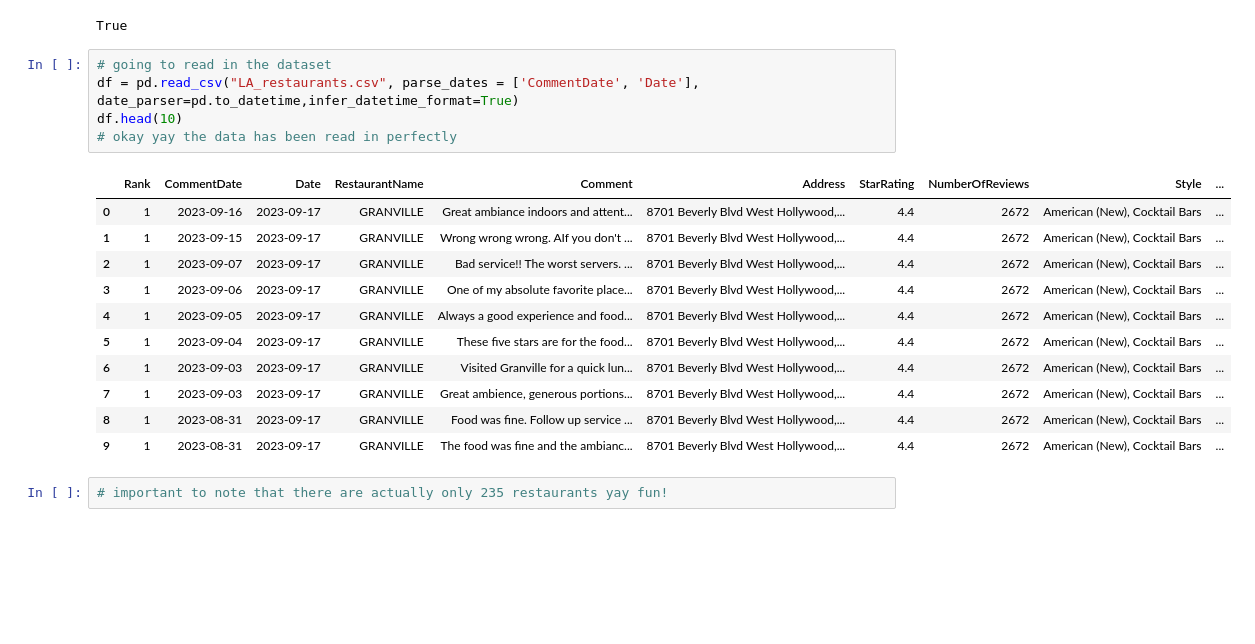
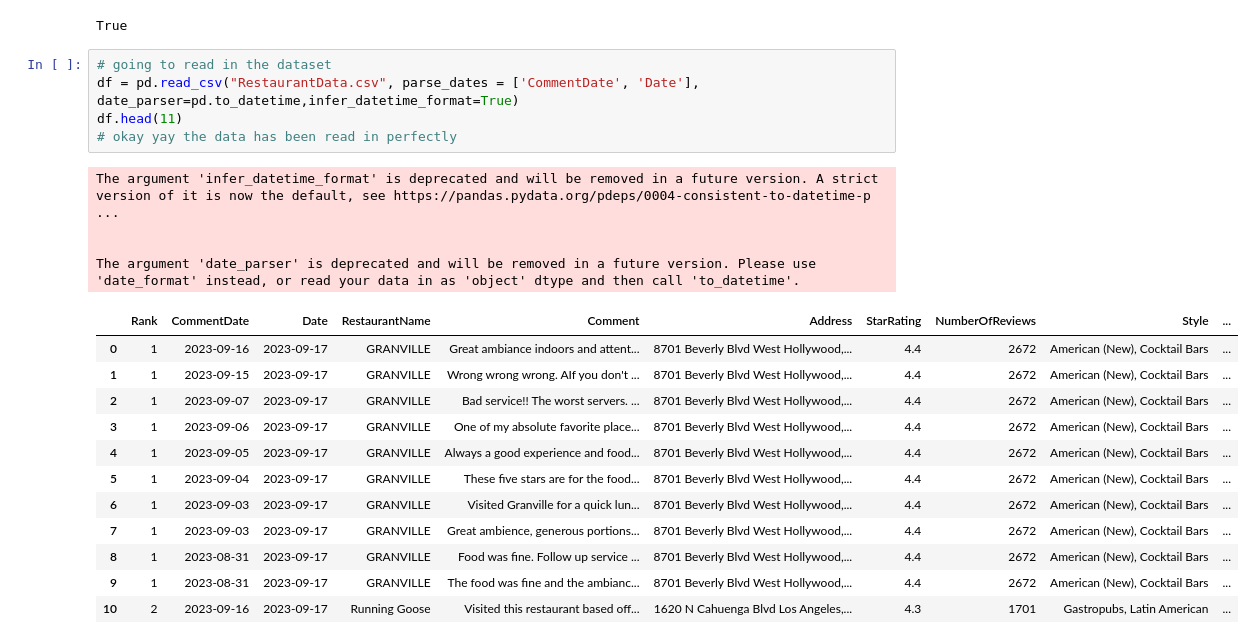
Before and after one commit to ToriStoner/DS4002, a Jupyter notebook: DS4002_Project1.ipynb, the cells around one changed output. Drawn from its saved outputs; the diff is of its cells as text; blank space fills up the shorter version.

```diff
--- a/DS4002_Project1.ipynb
+++ b/DS4002_Project1.ipynb
@@ -16,20 +16,23 @@ nltk.download('wordnet') # WordNet itself is primarily for English,
 True
 # %%
 # going to read in the dataset
-df = pd.read_csv("LA_restaurants.csv", parse_dates = ['CommentDate', 'Date'], date_parser=pd.to_datetime,infer_datetime_format=True)
-df.head(10)
+df = pd.read_csv("RestaurantData.csv", parse_dates = ['CommentDate', 'Date'], date_parser=pd.to_datetime,infer_datetime_format=True)
+df.head(11)
 # okay yay the data has been read in perfectly
 # %% [output]
+The argument 'infer_datetime_format' is deprecated and will be removed in a future version. A strict version of it is now the default, see https://pandas.pydata.org/pdeps/0004-consistent-to-datetime-p ...
+
+
+The argument 'date_parser' is deprecated and will be removed in a future version. Please use 'date_format' instead, or read your data in as 'object' dtype and then call 'to_datetime'.
 |  | Rank | CommentDate | Date | RestaurantName | Comment | Address | StarRating | NumberOfReviews | Style | ... |
 | 0 | 1 | 2023-09-16 | 2023-09-17 | GRANVILLE | Great ambiance indoors and attent... | 8701 Beverly Blvd West Hollywood,... | 4.4 | 2672 | American (New), Cocktail Bars | ... |
 | 1 | 1 | 2023-09-15 | 2023-09-17 | GRANVILLE | Wrong wrong wrong. AIf you don't ... | 8701 Beverly Blvd West Hollywood,... | 4.4 | 2672 | American (New), Cocktail Bars | ... |
 | 2 | 1 | 2023-09-07 | 2023-09-17 | GRANVILLE | Bad service!! The worst servers. ... | 8701 Beverly Blvd West Hollywood,... | 4.4 | 2672 | American (New), Cocktail Bars | ... |
 | 3 | 1 | 2023-09-06 | 2023-09-17 | GRANVILLE | One of my absolute favorite place... | 8701 Beverly Blvd West Hollywood,... | 4.4 | 2672 | American (New), Cocktail Bars | ... |
 | 4 | 1 | 2023-09-05 | 2023-09-17 | GRANVILLE | Always a good experience and food... | 8701 Beverly Blvd West Hollywood,... | 4.4 | 2672 | American (New), Cocktail Bars | ... |
 | 5 | 1 | 2023-09-04 | 2023-09-17 | GRANVILLE | These five stars are for the food... | 8701 Beverly Blvd West Hollywood,... | 4.4 | 2672 | American (New), Cocktail Bars | ... |
 | 6 | 1 | 2023-09-03 | 2023-09-17 | GRANVILLE | Visited Granville for a quick lun... | 8701 Beverly Blvd West Hollywood,... | 4.4 | 2672 | American (New), Cocktail Bars | ... |
 | 7 | 1 | 2023-09-03 | 2023-09-17 | GRANVILLE | Great ambience, generous portions... | 8701 Beverly Blvd West Hollywood,... | 4.4 | 2672 | American (New), Cocktail Bars | ... |
 | 8 | 1 | 2023-08-31 | 2023-09-17 | GRANVILLE | Food was fine. Follow up service ... | 8701 Beverly Blvd West Hollywood,... | 4.4 | 2672 | American (New), Cocktail Bars | ... |
 | 9 | 1 | 2023-08-31 | 2023-09-17 | GRANVILLE | The food was fine and the ambianc... | 8701 Beverly Blvd West Hollywood,... | 4.4 | 2672 | American (New), Cocktail Bars | ... |
+| 10 | 2 | 2023-09-16 | 2023-09-17 | Running Goose | Visited this restaurant based off... | 1620 N Cahuenga Blvd Los Angeles,... | 4.3 | 1701 | Gastropubs, Latin American | ... |
-# %%
-# important to note that there are actually only 235 restaurants yay fun!
```
Also changed, not shown: parts of 15 cells of this notebook.
